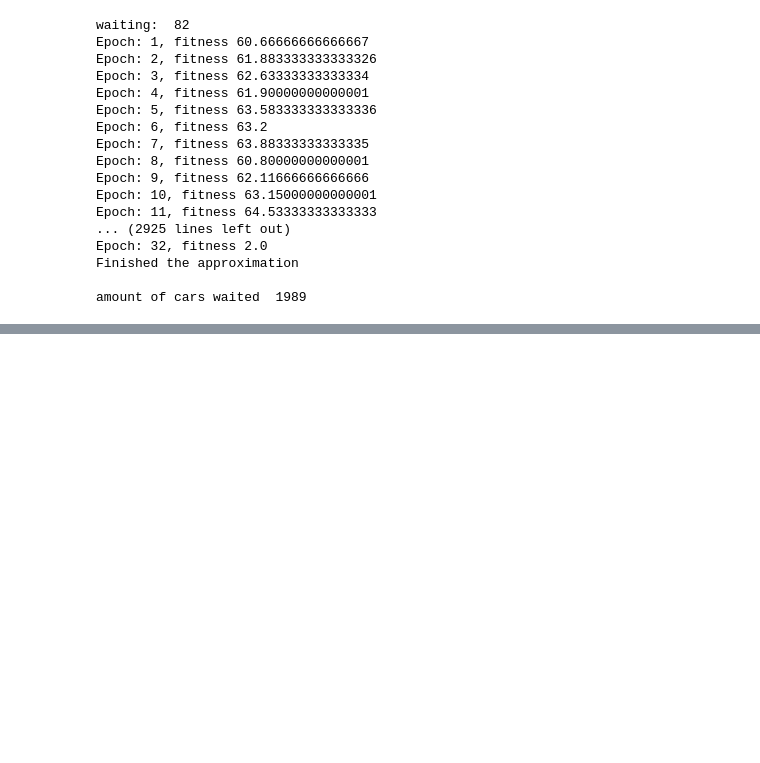
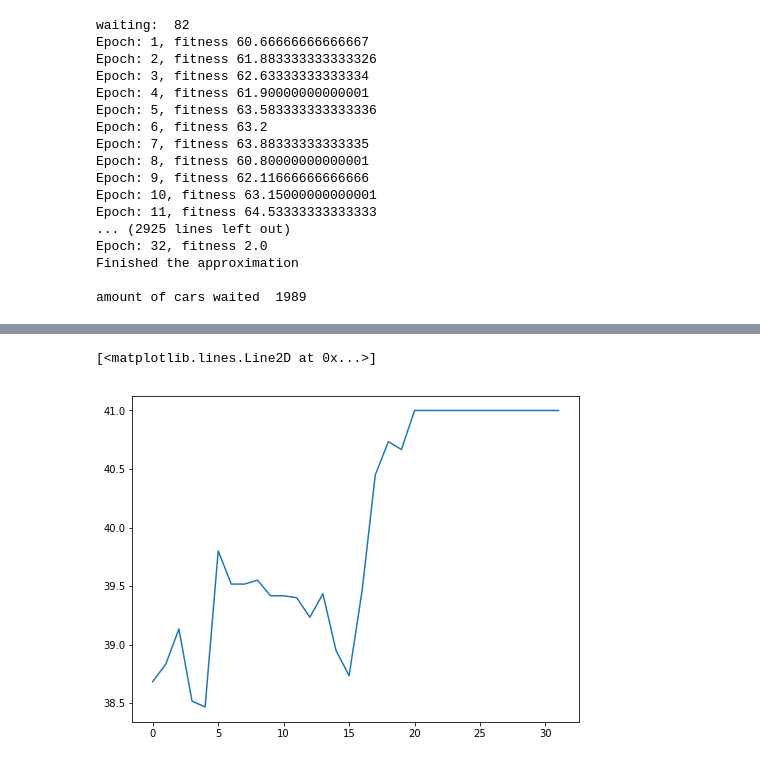
Before and after one commit to oykukapcak/APS_TrafficProject, a Jupyter notebook: CustomNet/result_plots.ipynb, the cells around one changed output, grey strips where cells are left out. Saved outputs shown, nothing was run; the diff lists cells and outputs as text; code cells hidden in the pictures; blank space fills up the shorter version.

```diff
--- a/CustomNet/result_plots.ipynb
+++ b/CustomNet/result_plots.ipynb
@@ -71,0 +143,7 @@ Populating the interactive namespace from numpy and matplotlib
+# %%
+fit2 = [38.68333333333333, 38.833333333333336, 39.13333333333334, 38.516666666666666, 38.46666666666667, 39.800000000000004, 39.516666666666666, 39.516666666666666, 39.55, 39.41666666666667, 39.41666666666667, 39.4, 39.233333333333334, 39.43333333333333, 38.95, 38.733333333333334, 39.46666666666667, 40.45, 40.733333333333334, 40.66666666666667, 41.0, 41.0, 41.0, 41.0, 41.0, 41.0, 41.0, 41.0, 41.0, 41.0, 41.0, 41.0]
+# %%
+plt.plot(fit2)
+# %% [output]
+[<matplotlib.lines.Line2D at 0x...>]
+[figure, added]
```
Also changed, not shown: parts of 9 cells of this notebook.
